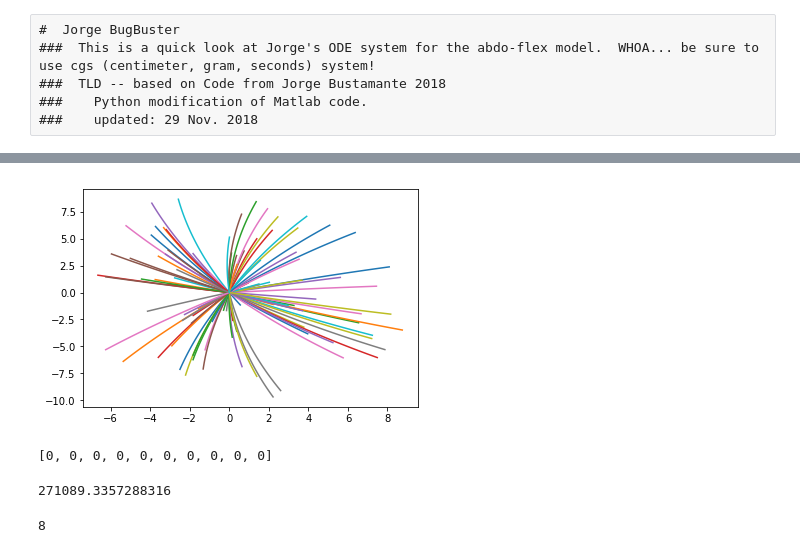
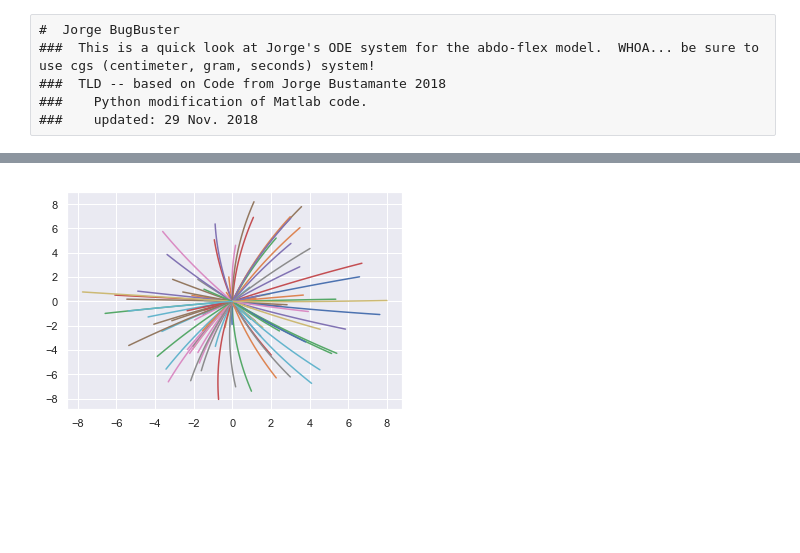
Before and after one commit to nifti-coe/ODE_Python, a Jupyter notebook: RunSimulation.ipynb, the cells around one changed output, grey strips where cells are left out. Drawn from its saved outputs; the diff is of its cells as text; code cells hidden in the pictures; blank space fills up the shorter version.

```diff
--- a/RunSimulation.ipynb
+++ b/RunSimulation.ipynb
@@ -30,7 +48,7 @@ def FlyTheBug(state,t):
     # unpack the state vector
     # displacement,x and velocity xd  etc...
     # Jorge's order .  x,y,theta,phi,xd,yd,thetad,phid
-    x,xd,y,yd,theta,thetad,phi,phid = state
+    x,xd,y,yd,theta,thetad,phi,phid, F, alpha, tau = state
 
     #Reynolds number calculation:
     Re_head = rhoA*(np.sqrt((xd**2)+(yd**2)))*(2*bhead)/muA; #dimensionless number
@@ -89,4 +107,4 @@ def FlyTheBug(state,t):
         h3*h8+(-1)*h1*h4*h5*h8+(-1)*h10*h1**2*h9+h1*
         h2**2*h9+h1*h4**2*h9)
 
-    return(np.array([xd, xdd,yd,ydd,thetad,thetadd,phid,phidd]))
+    return(np.array([xd, xdd,yd,ydd,thetad,thetadd,phid,phidd, F, alpha, tau]))
@@ -156,11 +180,12 @@ g =  980.0   #g is the acceleration due to gravity in cm/(s^2)
 betaR =  0.0
 # %%
 #This cell just checks to be sure we can run this puppy and graph results.
-state0 = [0.0, 0.0001, 0.0, 0.0001, np.pi/4, 0.0, np.pi/4 + np.pi, 0.0]  #initial conditions [x0 , v0  etc0 ]
-F =  40462.5
-# By the way --if you give this an initial kick and keep the force low, it has a nice parabolic trajectory
-alpha = 5.75
-tau0 = 69825.
+
+state0 = [0.0, 0.0001, 0.0, 0.0001, np.pi/4, 0.0, np.pi/4 + np.pi, 0.0, 40462.5, 5.75, 69825.]  #initial conditions [x0 , v0  etc0 ]
+# F =  40462.5
+# # By the way --if you give this an initial kick and keep the force low, it has a nice parabolic trajectory
+# alpha = 5.75
+# tau0 = 69825.
 ti = 0.0  # initial time
 tf = 0.02  # final time
 nstep = 100
@@ -176,6 +201,7 @@ thetad = np.array(state[:,[5]])
 phi = np.array(state[:,[6]])
 phid = np.array(state[:,[7]])
 #  And let's just plot it all
+sns.set()
 plt.figure()
 plt.plot(t,xd, label = 'Ux vs time')
 plt.plot(t,yd, label = 'Uy vs time')
@@ -240,28 +280,6 @@ elapsed time =  1.5628459453582764
 # %%
 plt.figure()
 for i in range(0,nrun):
-    plt.plot(x[i][:],y[i][:], label = 'trajectory x vs y')
+    plt.plot(x[i, :],y[i, :], label = 'trajectory x vs y')
 # %% [output]
-[figure, old version]
+[figure, new version]
-# %%
-# There are two forks in the road
-#    One is to select myriad random ICs and and myriad random Forces/ Torques..  then learn.
-#    The other fork generates a tracking beahvior using MPC with MC.   In the latter, we want to specify a trajectory
-print(x[:][nstep-1])
-# %% [output]
-[0, 0, 0, 0, 0, 0, 0, 0, 0, 0]
-# %%
-#%Weighting coefficients from Jorge ... hope they're the recent ones.
-#%c1 = xdot, c2 = ydot, c3 = thetadot, c4 = x, c5 = y, c6 = theta
-#c1 = 1*10^-5; c2 = 1*10^-5; c3 = 10^6; c4 = 10^7; c5 = 10^8; c6 = 10^10;
-CostWeights = [10**7,10**-5,10**8,10**-5,10^10,10^6,0,0]
-#EndState = [x[:][nstep-1],xd[:][nstep-1]],y[:][nstep-1],yd[:][nstep-1],theta[:][nstep-1],thetad[:][nstep-1],phi[:][nstep-1],phid[:][nstep-1]
-Goal = [0.01,0.01,0.01,0.01,0.01,0.01,0.01,0.01]
-print(np.dot(CostWeights,np.abs(EndState - Goal)))
-# %% [output]
-271089.3357288316
-# %%
-import multiprocessing
-multiprocessing.cpu_count()
-# %% [output]
-8
```
Also changed, not shown: parts of 8 cells of this notebook, 1 other file.
